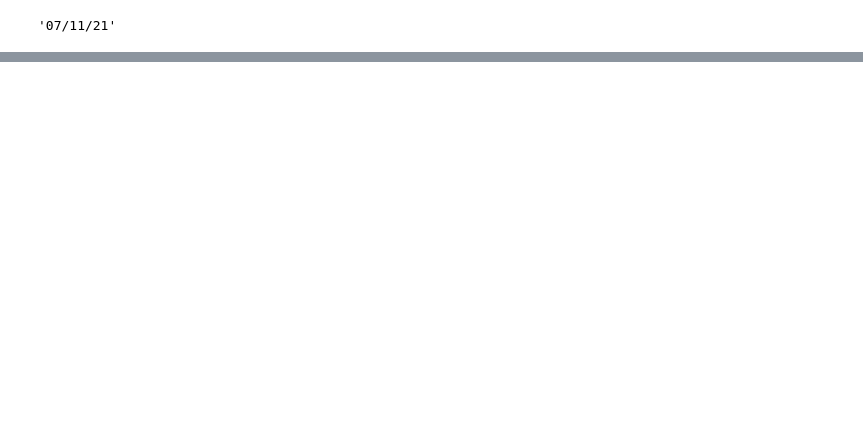
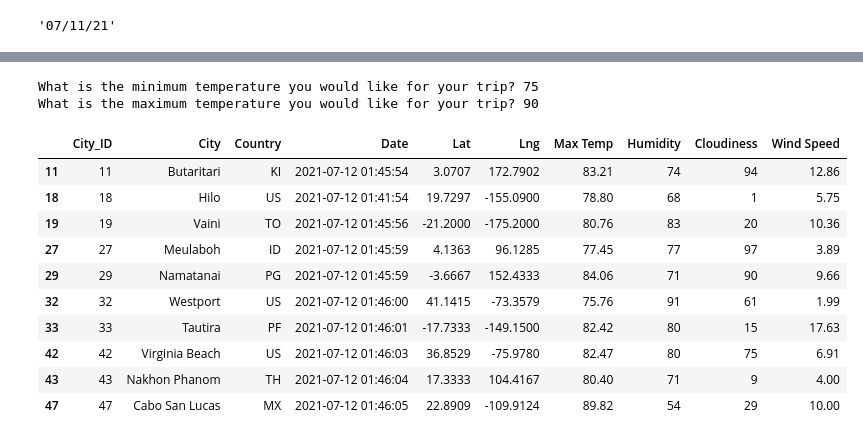
Before and after one commit to TPapiernik/World_Weather_Analysis, a Jupyter notebook: WeatherPy.ipynb, the cells around one changed output, grey strips where cells are left out. Saved outputs shown, nothing was run; the diff lists cells and outputs as text; code cells hidden in the pictures; blank space fills up the shorter version.

Commit message:
Updated .gitignore, VacationPy.ipynb, WeatherPy.ipynb

```diff
--- a/WeatherPy.ipynb
+++ b/WeatherPy.ipynb
@@ -406,0 +409,6 @@ plot_linear_regression_v2(x_values, y_values,
+# %%
+# Heatmaps Creation Section
+
+# Load the CSV you saved created in part one into a DataFrame.
+city_data_df = pd.read_csv(os.path.join("weather_data", "cities.csv"))
+city_data_df.head()
@@ -406,0 +498,24 @@ plot_linear_regression_v2(x_values, y_values,
+# %%
+# Ask the customer to add a minimum and maximum temperature value.
+min_temp = float(input("What is the minimum temperature you would like for your trip? "))
+max_temp = float(input("What is the maximum temperature you would like for your trip? "))
+# %% [output]
+What is the minimum temperature you would like for your trip? 75
+What is the maximum temperature you would like for your trip? 90
+# %%
+# Filter the dataset to find the cities that fit the criteria.
+preferred_cities_df = city_data_df.loc[(city_data_df["Max Temp"] <= max_temp) & \
+                                       (city_data_df["Max Temp"] >= min_temp)]
+preferred_cities_df.head(10)
+# %% [output]
+|  | City_ID | City | Country | Date | Lat | Lng | Max Temp | Humidity | Cloudiness | Wind Speed |
+| 11 | 11 | Butaritari | KI | 2021-07-12 01:45:54 | 3.0707 | 172.7902 | 83.21 | 74 | 94 | 12.86 |
+| 18 | 18 | Hilo | US | 2021-07-12 01:41:54 | 19.7297 | -155.0900 | 78.80 | 68 | 1 | 5.75 |
+| 19 | 19 | Vaini | TO | 2021-07-12 01:45:56 | -21.2000 | -175.2000 | 80.76 | 83 | 20 | 10.36 |
+| 27 | 27 | Meulaboh | ID | 2021-07-12 01:45:59 | 4.1363 | 96.1285 | 77.45 | 77 | 97 | 3.89 |
+| 29 | 29 | Namatanai | PG | 2021-07-12 01:45:59 | -3.6667 | 152.4333 | 84.06 | 71 | 90 | 9.66 |
+| 32 | 32 | Westport | US | 2021-07-12 01:46:00 | 41.1415 | -73.3579 | 75.76 | 91 | 61 | 1.99 |
+| 33 | 33 | Tautira | PF | 2021-07-12 01:46:01 | -17.7333 | -149.1500 | 82.42 | 80 | 15 | 17.63 |
+| 42 | 42 | Virginia Beach | US | 2021-07-12 01:46:03 | 36.8529 | -75.9780 | 82.47 | 80 | 75 | 6.91 |
+| 43 | 43 | Nakhon Phanom | TH | 2021-07-12 01:46:04 | 17.3333 | 104.4167 | 80.40 | 71 | 9 | 4.00 |
+| 47 | 47 | Cabo San Lucas | MX | 2021-07-12 01:46:05 | 22.8909 | -109.9124 | 89.82 | 54 | 29 | 10.00 |
```
Also changed, not shown: parts of 30 cells of this notebook, 7 other files.
